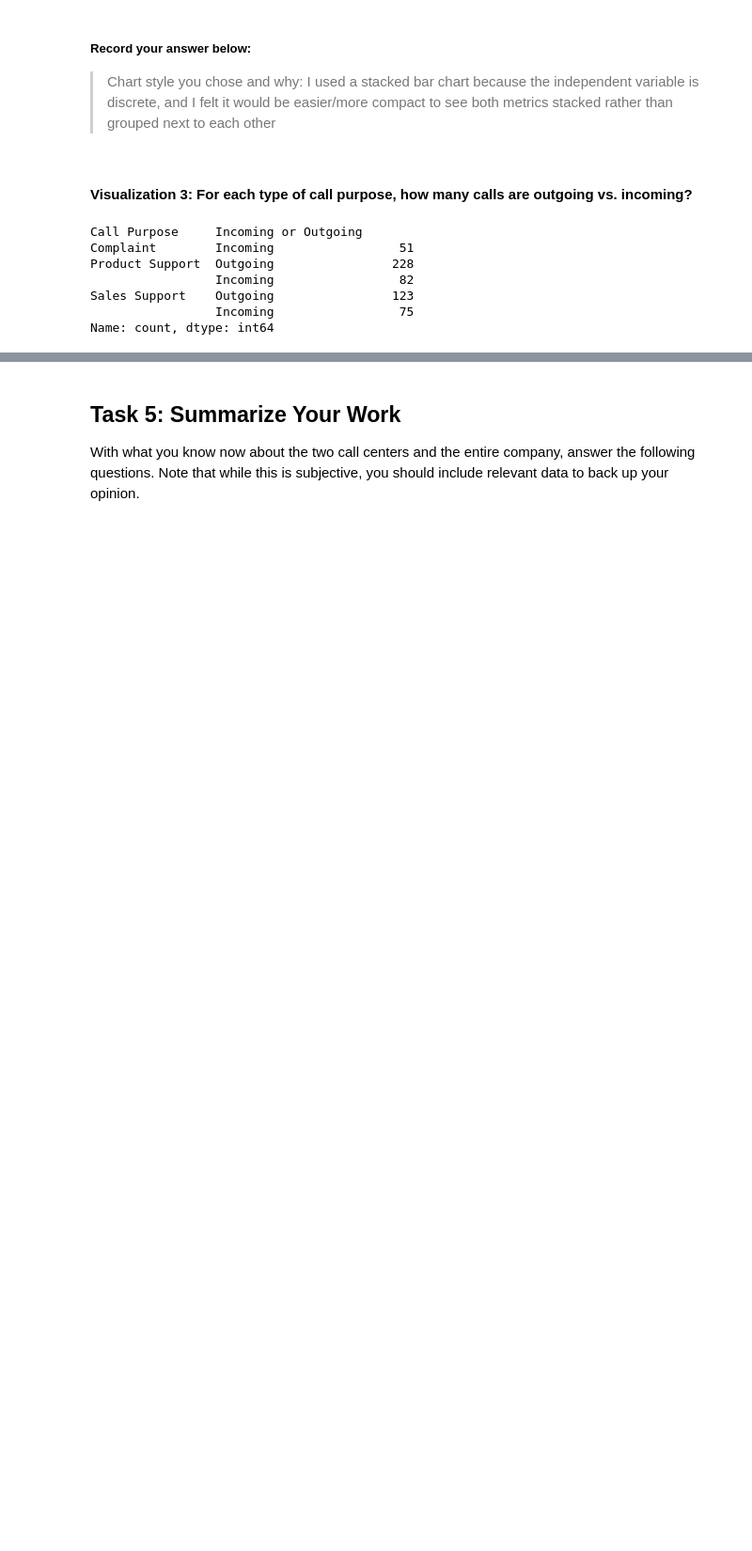
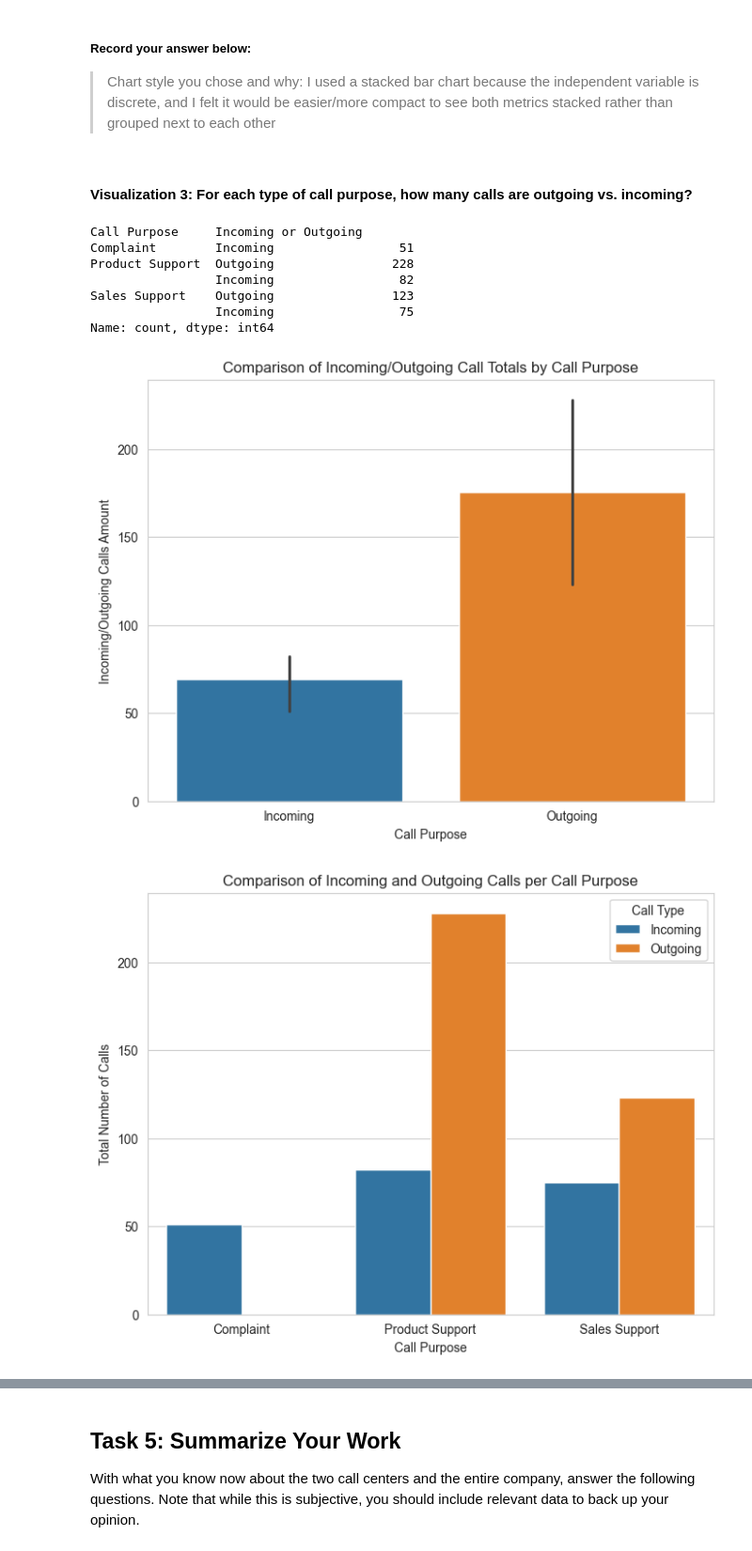
Before and after one commit to isaacevans010/call-center-cleanup-assignment, a Jupyter notebook: Call_Center_Cleanup.ipynb, the cells around one changed output, grey strips where cells are left out. Shown at 94% size. Saved outputs shown, nothing was run; the diff lists cells and outputs as text; code cells hidden in the pictures; blank space fills up the shorter version.

Commit message:
finished call center assignment

```diff
--- a/Call_Center_Cleanup.ipynb
+++ b/Call_Center_Cleanup.ipynb
@@ -213,7 +213,7 @@ north_df.drop_duplicates()
 #### Cleaning Question 4:  Is any of the data in the two data sets unnecessary? If yes, how did you handle it?
 # %%
 # Cleaning Question 4 solution below:
-# full_data = full_data.drop(['Unnamed: 0'], axis = 1)
-# full_data = full_data.drop(['Call Purpose'], axis = 1)
+full_data = full_data.drop(['Unnamed: 0'], axis = 1)
+
 print(full_data)
 # %% [output]
@@ -467,22 +467,44 @@ plt.legend()
 # %%
 # Create visualization 3 here:
 # The three dictionaries, complaints, sales_support, and product_support, have the information you need
-
+import seaborn as sb
 purpose_group = df.groupby("Call Purpose")
 call_purpose = ["Complaint", "Product Support", "Sales Support"]
 purpose_counts = purpose_group["Incoming or Outgoing"].value_counts()
 print(purpose_counts)
 
 complaints = purpose_counts["Complaint"].to_dict()
 sales_support = purpose_counts["Sales Support"].to_dict()
 product_support = purpose_counts["Product Support"].to_dict()
 
+
 #Your Code Here:
+list_dicts = [complaints, sales_support, product_support]
+df2 = pd.DataFrame(list_dicts, call_purpose)
+plt.figure(figsize=(8, 6))
+sb.barplot(data=df2)
+plt.title('Comparison of Incoming/Outgoing Call Totals by Call Purpose')
+plt.xlabel('Call Purpose')
+plt.ylabel('Incoming/Outgoing Calls Amount')
+plt.show()
+
+
+purpose_counts = purpose_group["Incoming or Outgoing"].value_counts().unstack(fill_value=0).reset_index()
+melted_counts = purpose_counts.melt(id_vars='Call Purpose', var_name='Call Type', value_name='Number of Calls')
+plt.figure(figsize=(8, 6))
+sb.barplot(data=melted_counts, x='Call Purpose', y='Number of Calls', hue='Call Type')
+plt.title('Comparison of Incoming and Outgoing Calls per Call Purpose')
+plt.xlabel('Call Purpose')
+plt.ylabel('Total Number of Calls')
+plt.legend(title='Call Type')
+plt.show()
 # %% [output]
 Call Purpose     Incoming or Outgoing
 Complaint        Incoming                 51
 Product Support  Outgoing                228
                  Incoming                 82
 Sales Support    Outgoing                123
                  Incoming                 75
 Name: count, dtype: int64
+[figure, added]
+[figure, added]
```
Also changed, not shown: parts of 6 cells of this notebook.
